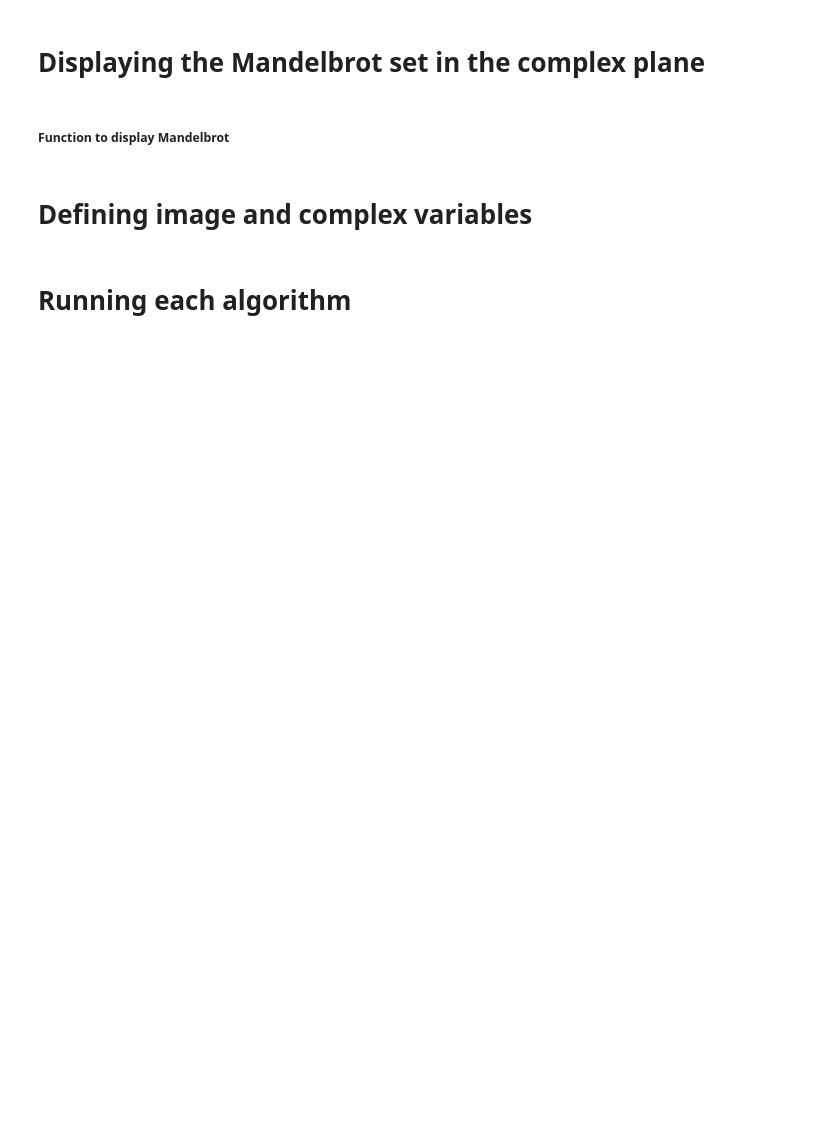
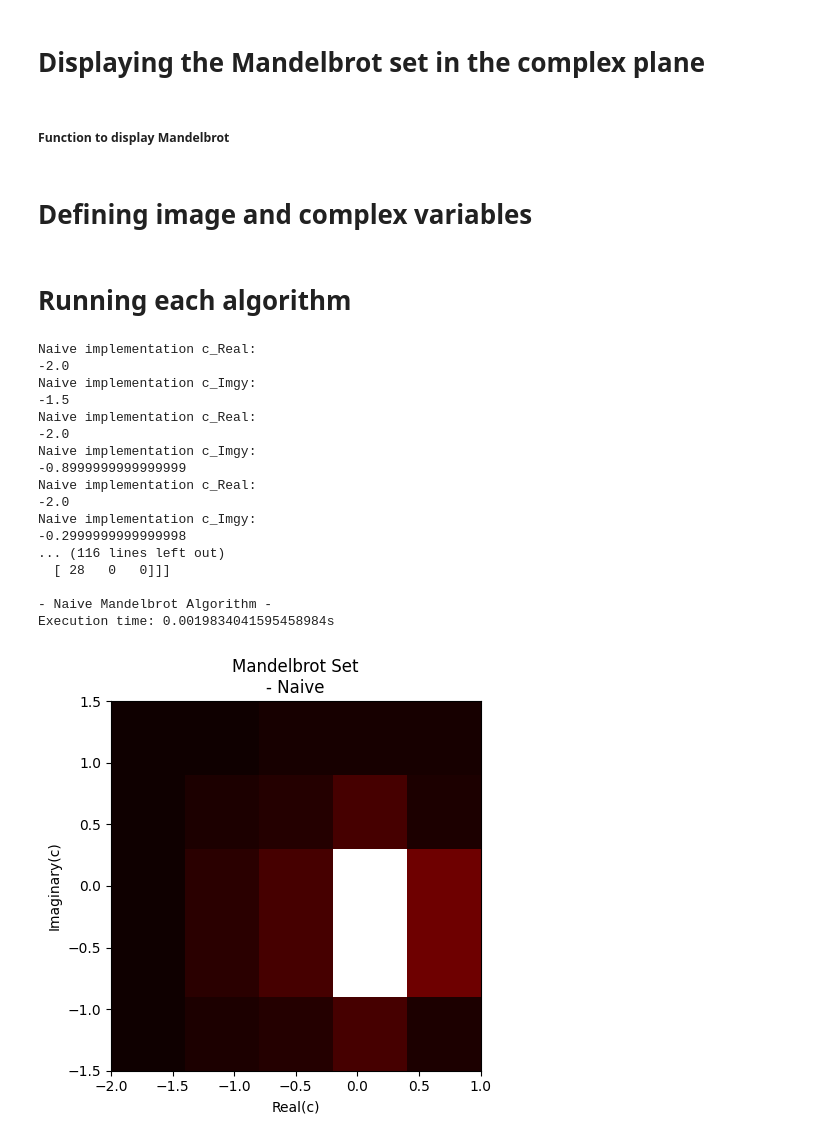
Before and after one commit to ChineseWarlord/CE8-AVS-Project, a Jupyter notebook: Simon/Mini-project/Mini-project.ipynb, the cells around one changed output. Saved outputs shown, nothing was run; the diff lists cells and outputs as text; code cells hidden in the pictures; blank space fills up the shorter version.

```diff
--- a/Simon/Mini-project/Mini-project.ipynb
+++ b/Simon/Mini-project/Mini-project.ipynb
@@ -244,13 +352,16 @@ def displayMandelbrot(img, params, title):
 # Defining image and complex variables
 # %%
 # Defining variables for the img
-width = 500
-height = 500
+width = 5
+height = 5
 channel = 3
-img = np.zeros((height,width,3), dtype=np.uint8)
+img = np.zeros((height, width, 3), dtype=np.uint8)
 
 # Defining max iterations
-max_iter = 100
+max_iter = 100.0
+
+# Defining threshold
+T = 2
 
 # Defining the range of values for
 # the real and imaginary parts of c
@@ -258,11 +369,60 @@ min_real = -2.0
 max_real = 1.0
 min_imaginary = -1.5
 max_imaginary = 1.5
-params = [min_real,
-          max_real,
-          min_imaginary,
-          max_imaginary,
-          max_iter
-          ]
+params = [min_real, max_real, min_imaginary, max_imaginary, max_iter]
 # %% [markdown]
 # Running each algorithm
+# %%
+# Naive Mandelbrot Algorithm
+t1 = time.time()
+img_mandel = NaiveMandelbrot(width, height, img, params)
+t2 = time.time()
+print(f"\n- Naive Mandelbrot Algorithm -\nExecution time: {t2-t1}s")
+displayMandelbrot(img_mandel, params, "Naive")
+
+
+# Optimized Mandelbrot Algorithm+
+# t1 = time.time()
+# img_mandel = NaiveMandelbrotOptimized(width, height, img, params)
+# t2 = time.time()
+# print(f"\n- Optimized Naive Mandelbrot Algorithm+ -\nExecution time: {t2-t1}s")
+# displayMandelbrot(img_mandel, params, "Naive Optimized+")
+
+# Optimized Mandelbrot Algorithm++
+# t1 = time.time()
+# img_mandel = NaiveMandelbrotOptimizedPlus(width, height, img, params)
+# t2 = time.time()
+# print(f"\n- Optimized Naive Mandelbrot Algorithm++ -\nExecution time: {t2-t1}s")
+# displayMandelbrot(img_mandel, params, "Naive optimized++")
+
+# Vectorized Mandelbrot Algorithm
+t1 = time.time()
+img_mandel2 = VectorizedMandelbrot(width, height, img, params)
+print(time.time() - t1)
+displayMandelbrot(img_mandel2, params, "Vectorized")
+
+# Numba jit Optimized Mandelbrot Algorithm
+# t1 = time.time()
+# img_mandel = NaiveMandelbrotNumba(width, height, img, params)
+# t2 = time.time()
+# print(f"\n- Naive Mandelbrot Algorithm Numba -\nExecution time: {t2-t1}s")
+# displayMandelbrot(img_mandel, params, "Naive")
+# %% [output]
+Naive implementation c_Real:
+-2.0
+Naive implementation c_Imgy:
+-1.5
+Naive implementation c_Real:
+-2.0
+Naive implementation c_Imgy:
+-0.8999999999999999
+Naive implementation c_Real:
+-2.0
+Naive implementation c_Imgy:
+-0.2999999999999998
+... (116 lines left out)
+  [ 28   0   0]]]
+
+- Naive Mandelbrot Algorithm -
+Execution time: 0.0019834041595458984s
+[figure, added]
```
Also changed, not shown: parts of 13 cells of this notebook.
